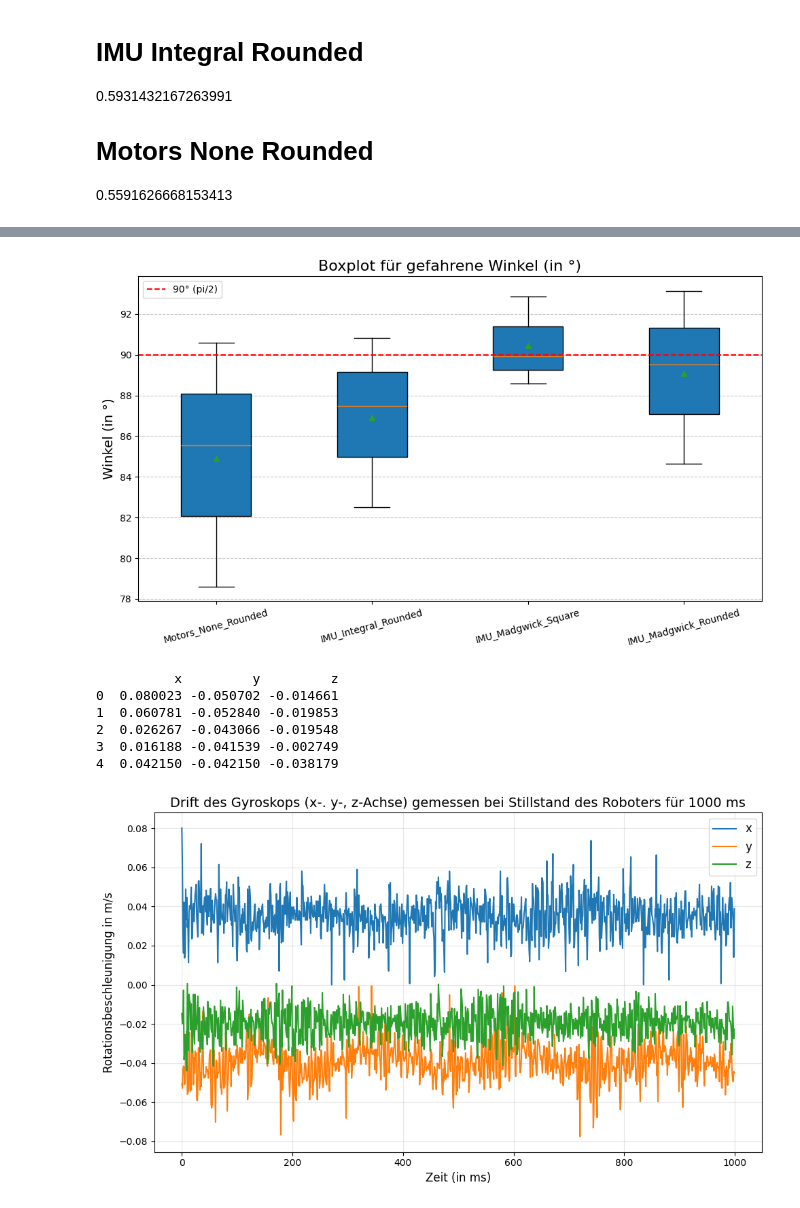
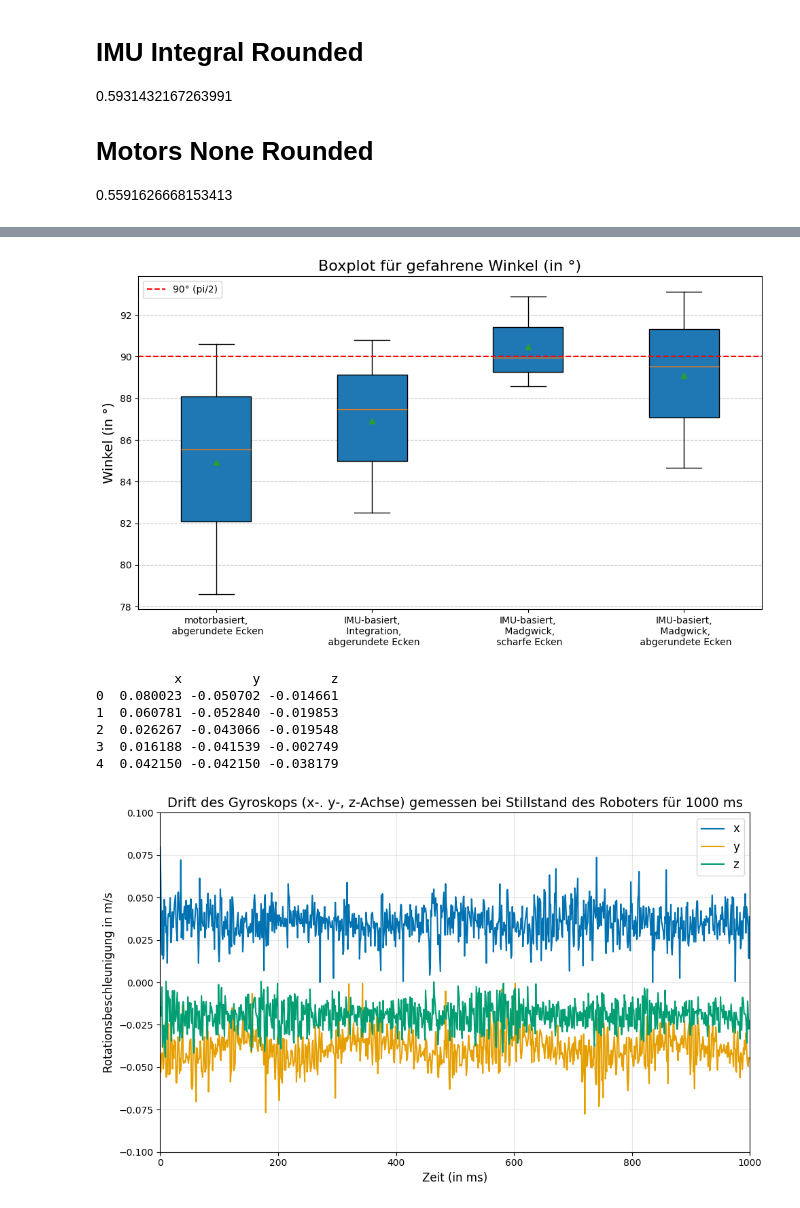
Before and after one commit to charlotte-strg/IMU_Audit, a Jupyter notebook: src/runs_on_pc/ergebnisse_viz.ipynb, the cells around one changed output, grey strips where cells are left out. Saved outputs shown, nothing was run; the diff lists cells and outputs as text; code cells hidden in the pictures.

```diff
--- a/src/runs_on_pc/ergebnisse_viz.ipynb
+++ b/src/runs_on_pc/ergebnisse_viz.ipynb
@@ -297,10 +309,10 @@ angle_diff_max: 1.6253780882191933
 
 # Daten in Radiant
 data = {
-    "Motors_None_Rounded": [1.4932659401555364, 1.3719839148770987, 1.5812122948826817],
-    "IMU_Integral_Rounded": [1.5267675799468212, 1.4398230872512556, 1.5849497893218487],
-    "IMU_Madgwick_Square": [1.5697050276880908, 1.5461179065283241, 1.620963152947934],
-    "IMU_Madgwick_Rounded": [1.5625573048503079, 1.4774013953564875, 1.6253780882191933],
+    "motorbasiert,\n abgerundete Ecken": [1.4932590467195097, 1.3719839148770987, 1.5812122948826817],
+    "IMU-basiert,\n Integration,\n abgerundete Ecken": [1.5267675799468212, 1.4398230872512556, 1.5849497893218487],
+    "IMU-basiert,\n Madgwick,\n scharfe Ecken": [1.5697050276880908, 1.5461179065283241, 1.620963152947934],
+    "IMU-basiert,\n Madgwick,\n abgerundete Ecken": [1.5625573048503079, 1.4774013953564875, 1.6253780882191933],
 }
 
 # Daten von Radiant in Grad umrechnen
@@ -323,12 +335,12 @@ ax.axhline(y=np.degrees(1.5707963267948966), color='r', linestyle='--', label='9
 ax.legend()
 
 # Plot anzeigen
-plt.xticks(rotation=15)
+plt.xticks()
 plt.grid(axis='y', linestyle='--', alpha=0.7)
 plt.tight_layout()
 plt.show()
 # %% [output]
-[figure, old version]
+[figure, new version]
 # %%
 # daten für drift-analyse einlesen
 path_drift = "c:/Users/charl/Desktop/Uni_Leipzig/MA/Code/PlatformIO/IMU_Audit/MA_files/Recherche/Ergebnisse/drift_log.txt"
@@ -344,26 +356,26 @@ print(df_drift.head())
 # %%
 # Plot
 plt.figure(figsize=(10, 6))
 
 # Verlauf der Spalten plotten
-# plt.plot(df_drift.index, df_drift["x"], label="x", marker="o")
-# plt.plot(df_drift.index, df_drift["y"], label="y", marker="s")
-# plt.plot(df_drift.index, df_drift["z"], label="z", marker="^")
-plt.plot(df_drift.index, df_drift["x"], label="x")
-plt.plot(df_drift.index, df_drift["y"], label="y")
-plt.plot(df_drift.index, df_drift["z"], label="z")
+colors = ["#0072B2", "#E69F00", "#009E73"]
+plt.plot(df_drift.index, df_drift["x"], label="x", color=colors[0])
+plt.plot(df_drift.index, df_drift["y"], label="y", color=colors[1])
+plt.plot(df_drift.index, df_drift["z"], label="z", color=colors[2])
 
 # Achsentitel und Beschriftungen
 plt.title("Drift des Gyroskops (x-. y-, z-Achse) gemessen bei Stillstand des Roboters für 1000 ms", fontsize=14)
 plt.xlabel("Zeit (in ms)", fontsize=12)
 plt.ylabel("Rotationsbeschleunigung in m/s", fontsize=12)
 
 # Legende und Gitter
 plt.legend(fontsize=12)
 plt.grid(alpha=0.3)
 
 # Diagramm anzeigen
+plt.xlim(0, 1000)
+plt.ylim(-0.1, 0.1)
 plt.tight_layout()
 plt.show()
 # %% [output]
-[figure, old version]
+[figure, new version]
```
Also changed, not shown: parts of 5 cells of this notebook, 28 other files.
